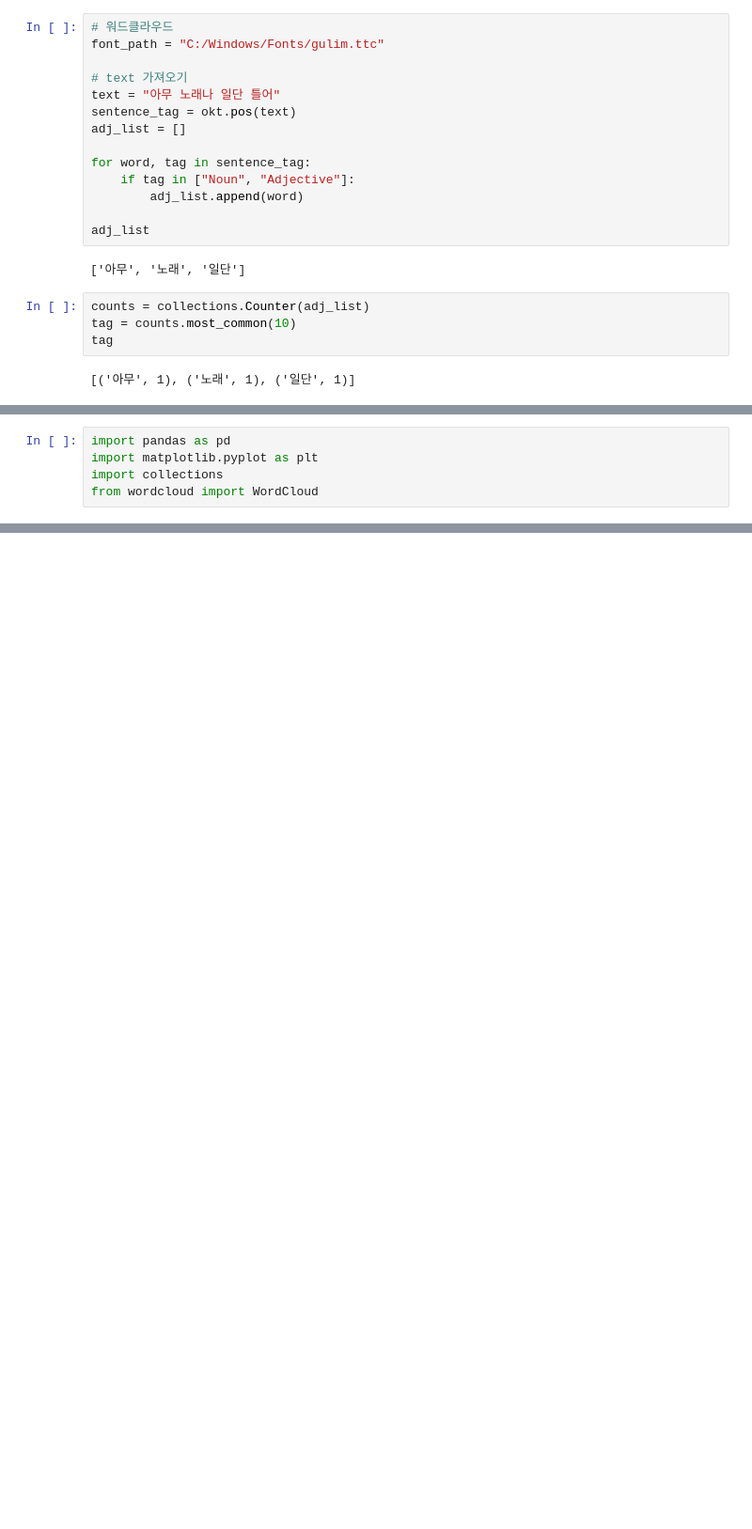
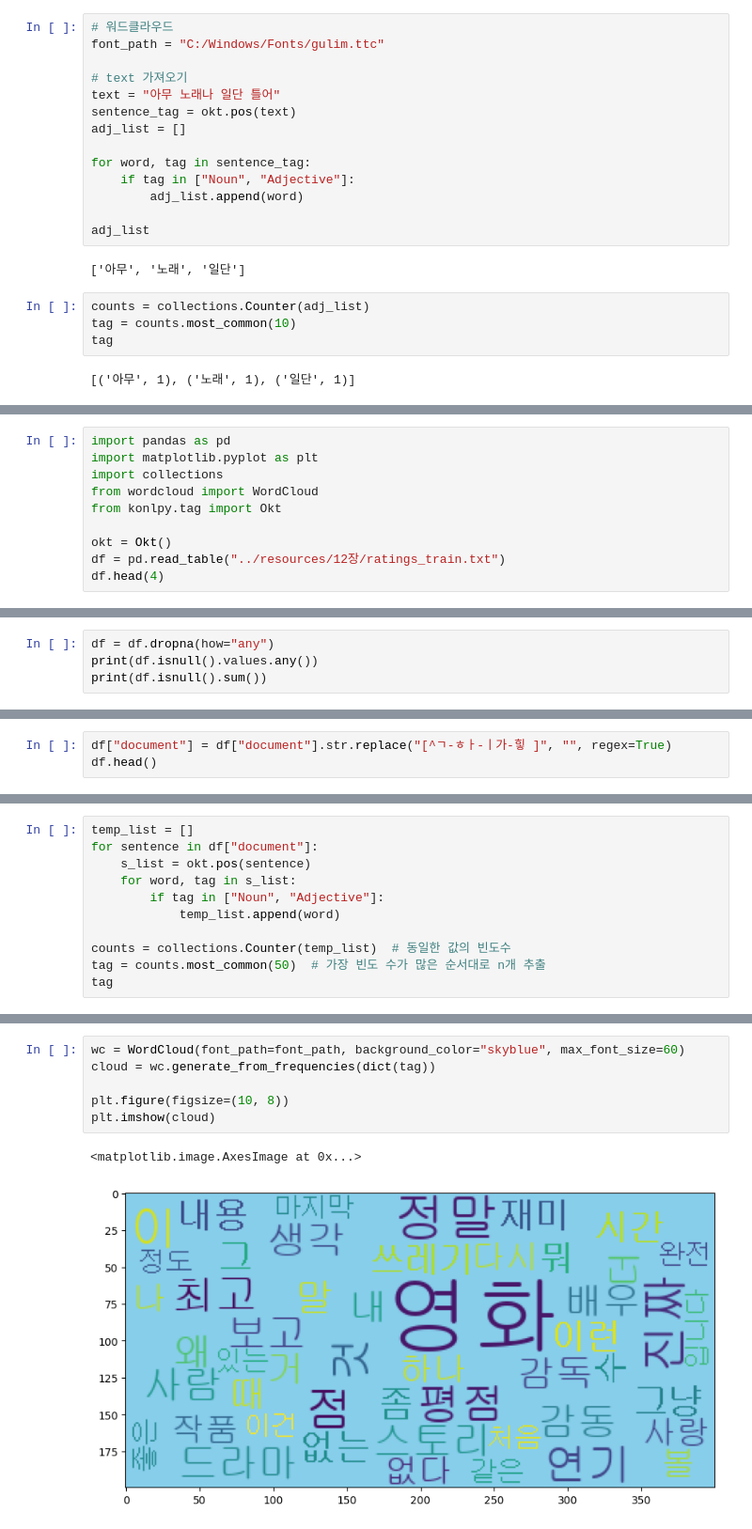
Before and after one commit to one-west/Data_Analyze, a Jupyter notebook: 12장/Example.ipynb, the cells around one changed output, grey strips where cells are left out. Shown: that part at 94% size. Saved outputs shown, nothing was run; the diff lists cells and outputs as text; blank space fills up the shorter version.

```diff
--- a/12장/Example.ipynb
+++ b/12장/Example.ipynb
@@ -126,3 +111,8 @@ import pandas as pd
 import matplotlib.pyplot as plt
 import collections
 from wordcloud import WordCloud
+from konlpy.tag import Okt
+
+okt = Okt()
+df = pd.read_table("../resources/12장/ratings_train.txt")
+df.head(4)
@@ -128,0 +134,4 @@ from wordcloud import WordCloud
+# %%
+df = df.dropna(how="any")
+print(df.isnull().values.any())
+print(df.isnull().sum())
@@ -128,0 +144,3 @@ from wordcloud import WordCloud
+# %%
+df["document"] = df["document"].str.replace("[^ㄱ-ㅎㅏ-ㅣ가-힣 ]", "", regex=True)
+df.head()
@@ -128,0 +154,11 @@ from wordcloud import WordCloud
+# %%
+temp_list = []
+for sentence in df["document"]:
+    s_list = okt.pos(sentence)
+    for word, tag in s_list:
+        if tag in ["Noun", "Adjective"]:
+            temp_list.append(word)
+
+counts = collections.Counter(temp_list)  # 동일한 값의 빈도수
+tag = counts.most_common(50)  # 가장 빈도 수가 많은 순서대로 n개 추출
+tag
@@ -128,0 +183,9 @@ from wordcloud import WordCloud
+# %%
+wc = WordCloud(font_path=font_path, background_color="skyblue", max_font_size=60)
+cloud = wc.generate_from_frequencies(dict(tag))
+
+plt.figure(figsize=(10, 8))
+plt.imshow(cloud)
+# %% [output]
+<matplotlib.image.AxesImage at 0x...>
+[figure, added]
```
Also changed, not shown: parts of 20 cells of this notebook, 1 other file.
